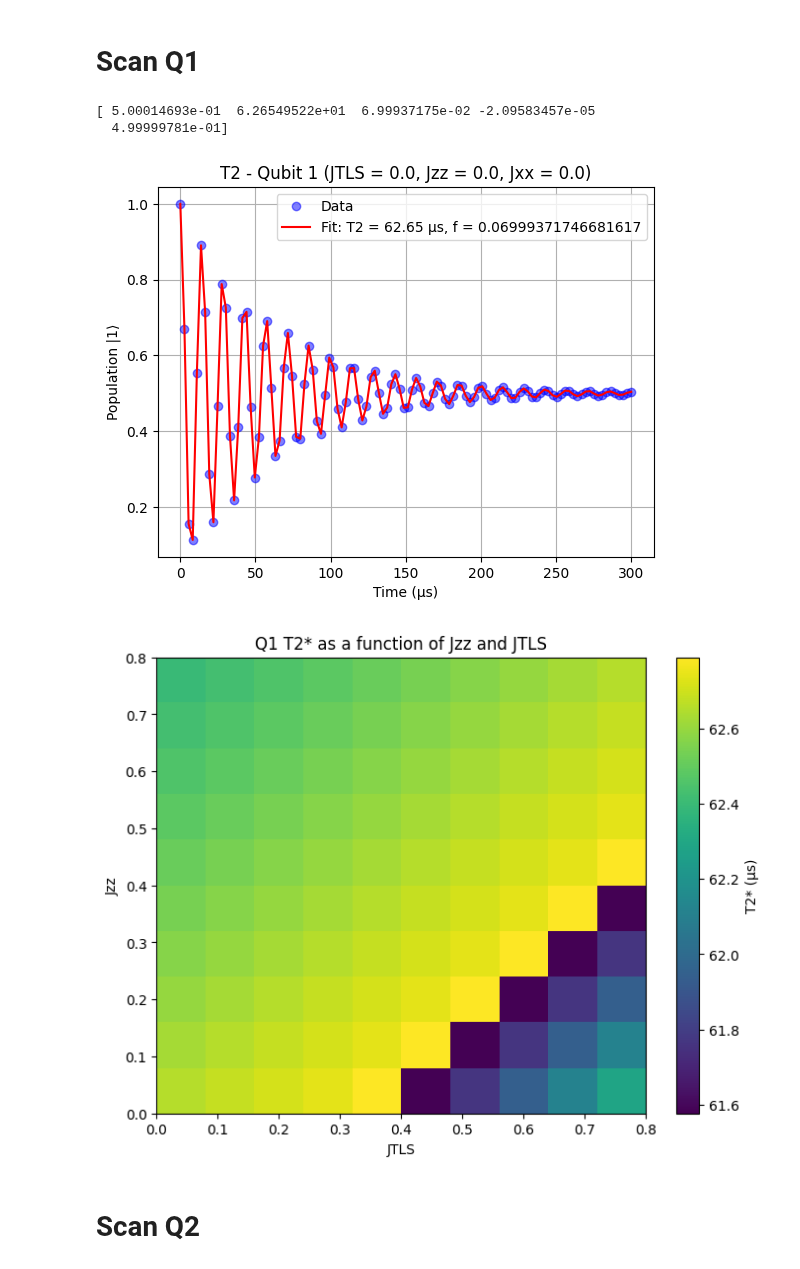
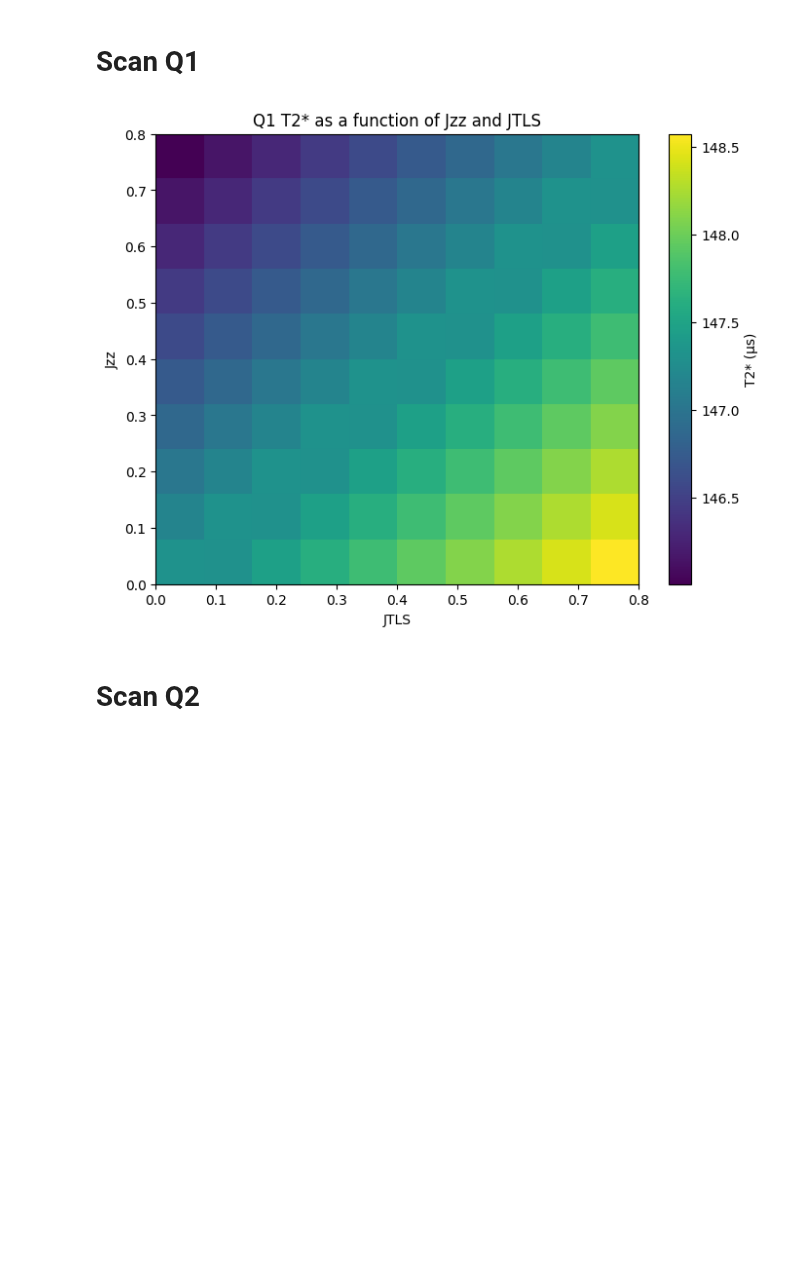
Before and after one commit to jyamaoka/qubit_zz_coupling, a Jupyter notebook: examples/scan_coupling.ipynb, the cells around one changed output. Saved outputs shown, nothing was run; the diff lists cells and outputs as text; code cells hidden in the pictures; blank space fills up the shorter version.

```diff
--- a/examples/scan_coupling.ipynb
+++ b/examples/scan_coupling.ipynb
@@ -167,25 +173,0 @@ plt.show()
-# %%
-# T2 measurement for Qubit 2
-SYSTEM_PARAMS["Jzz"] = 0.00
-SYSTEM_PARAMS["Jxx"] = 0.01
-H, c_ops, sz_q1, sz_q2, sx_q1, sx_q2 = setup_operators(system_params=SYSTEM_PARAMS)
-
-psi0 = tensor(basis(2,1), (basis(2,1) + basis(2,0)).unit(), basis(2,1))  # |+⟩|1⟩|1⟩
-
-first_guess = [0.5, 1.0 / SYSTEM_PARAMS["dephasing"]["q2"], SYSTEM_PARAMS["fq2"], 0.0, 0.5]
-
-solve_t2(H, psi0, tlist, c_ops, [sx_q2], first_guess, ret_pop=False)
-plot_t2(H, psi0, tlist, c_ops, [sx_q2], first_guess, "Qubit 2", SYSTEM_PARAMS)
-
-# with coupling
-SYSTEM_PARAMS["Jzz"] = 0.01
-SYSTEM_PARAMS["Jxx"] = 0.00
-H, c_ops, sz_q1, sz_q2, sx_q1, sx_q2 = setup_operators(system_params=SYSTEM_PARAMS)
-
-psi0 = tensor(basis(2,1), (basis(2,1) + basis(2,0)).unit(), basis(2,1))  # |+⟩|1⟩|1⟩
-
-first_guess = [0.5, 1.0 / SYSTEM_PARAMS["dephasing"]["q2"], SYSTEM_PARAMS["fq2"], 0.0, 0.5]
-
-solve_t2(H, psi0, tlist, c_ops, [sx_q2], first_guess, ret_pop=False)
-plot_t2(H, psi0, tlist, c_ops, [sx_q2], first_guess, "Qubit 2", SYSTEM_PARAMS)
-plt.show()
@@ -201,10 +176,13 @@ plt.show()
 # %% [markdown]
 # Scan Q1
 # %%
+tlist = np.linspace(0, 300, 85)  # Time points in μs
+
+SYSTEM_PARAMS["Jxx"] = 0.00
 
 # Define parameter ranges
-Jzz_vals = np.linspace(0.00, 0.80, 10)
-JTLS_vals = np.linspace(0.00, 0.80, 10)
+Jzz_vals = np.linspace(0.00, 0.8, 10)
+JTLS_vals = np.linspace(0.00, 0.8, 10)
 T2_matrix = np.zeros((len(Jzz_vals), len(JTLS_vals)))
 
 # Base system parameters (without Jzz and JTLS)
@@ -223,43 +201,40 @@ for i, Jzz in enumerate(tqdm(Jzz_vals)):
         # Setup system
         H, c_ops, sz_q1, sz_q2, sx_q1, sx_q2 = setup_operators(system_params=params)
         psi0 = tensor( (basis(2, 0) + basis(2, 1)).unit(), basis(2, 1),  basis(2, 1))  # |+⟩|1⟩|1⟩
         first_guess = [0.5, 1.0 / params["dephasing"]["q1"], params["fq1"], 0.0, 0.5]
 
         # Solve T2 and store the fitted T2 value
         try:
             fit_par = solve_t2(H, psi0, tlist, c_ops, [sx_q1], first_guess, ret_pop=False, use_fit_gauss=True)
         except:
             print(f"Error solving T2 for Jzz={Jzz}, JTLS={JTLS}")
             continue
 
-        if fit_par[1] > 85:
-            plot_t2(H, psi0, tlist, c_ops, [sx_q1], fit_par, "Qubit 1", params)
-            fit_par[1] = 60
+        #if fit_par[1] > 85:
+        #    plot_t2(H, psi0, tlist, c_ops, [sx_q1], fit_par, "Qubit 1", params)
+        #    fit_par[1] = 60
 
-        if do_print:
-            plot_t2(H, psi0, tlist, c_ops, [sx_q1], fit_par, "Qubit 1", params)
-            do_print = False
+        #if do_print:
+        #    plot_t2(H, psi0, tlist, c_ops, [sx_q1], fit_par, "Qubit 1", params)
+        #    do_print = False
 
         T2_matrix[i, j] = fit_par[1]  # T2* is the second parameter
 
 
 # Plot heatmap
 plt.figure(figsize=(8, 6))
 plt.imshow(T2_matrix, origin='lower', aspect='auto',
            extent=[JTLS_vals[0], JTLS_vals[-1], Jzz_vals[0], Jzz_vals[-1]],
            cmap='viridis')
 plt.colorbar(label='T2* (μs)')
 plt.xlabel('JTLS')
 plt.ylabel('Jzz')
 plt.title('Q1 T2* as a function of Jzz and JTLS')
 plt.show()
 
 #print(T2_matrix)
 # %% [output]
-[ 5.00014693e-01  6.26549522e+01  6.99937175e-02 -2.09583457e-05
-  4.99999781e-01]
-[figure, old version]
+[figure, new version]
-[figure, removed]
 # %% [markdown]
 # Scan Q2
 # %%
```
Also changed, not shown: parts of 15 cells of this notebook, 3 other files.
